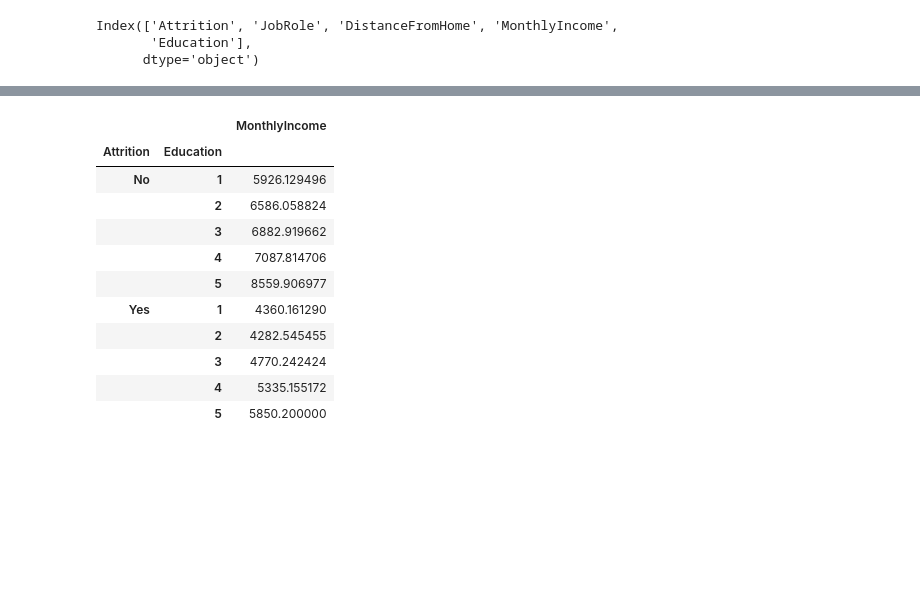
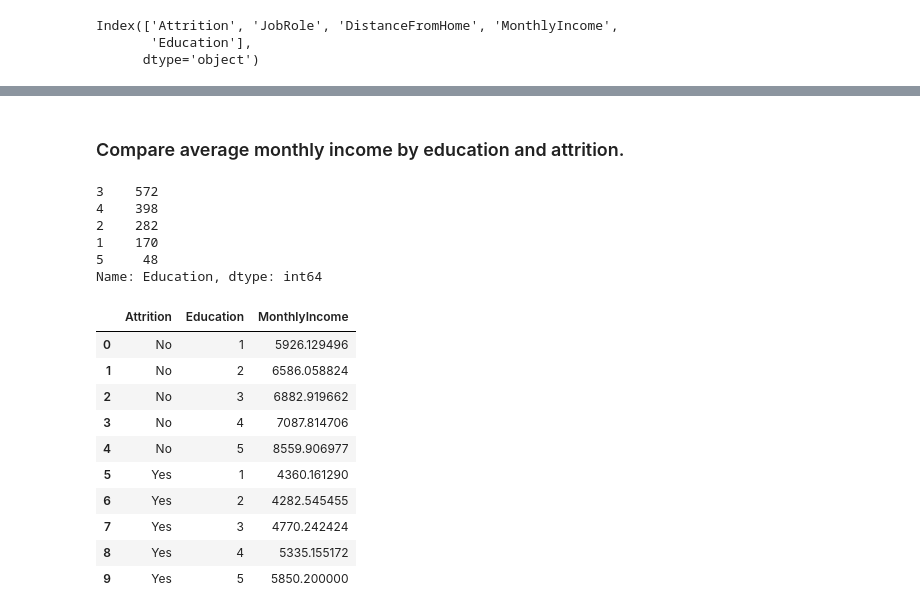
Before and after one commit to Adongo/HR-Employee-Attrition, a Jupyter notebook: Assignment 2.ipynb, the cells around one changed output, grey strips where cells are left out. Saved outputs shown, nothing was run; the diff lists cells and outputs as text; code cells hidden in the pictures; blank space fills up the shorter version.

```diff
--- a/Assignment 2.ipynb
+++ b/Assignment 2.ipynb
@@ -136,16 +158,27 @@ Index(['Attrition', 'JobRole', 'DistanceFromHome', 'MonthlyIncome',
+# %% [markdown]
+### Compare average monthly income by education and attrition.
+# %%
+df['Education'].value_counts()
+# %% [output]
+3    572
+4    398
+2    282
+1    170
+5     48
+Name: Education, dtype: int64
 # %%
 df_monthlyincome = df1[['Attrition', 'MonthlyIncome', 'Education']]
-df_monthlyincome.groupby(['Attrition','Education']).mean()
+df2 = df_monthlyincome.groupby(['Attrition','Education']).mean().reset_index()
+df2
 # %% [output]
-|  |  | MonthlyIncome |
-| Attrition | Education |  |
-| No | 1 | 5926.129496 |
-|  | 2 | 6586.058824 |
-|  | 3 | 6882.919662 |
-|  | 4 | 7087.814706 |
-|  | 5 | 8559.906977 |
-| Yes | 1 | 4360.161290 |
-|  | 2 | 4282.545455 |
-|  | 3 | 4770.242424 |
-|  | 4 | 5335.155172 |
-|  | 5 | 5850.200000 |
+|  | Attrition | Education | MonthlyIncome |
+| 0 | No | 1 | 5926.129496 |
+| 1 | No | 2 | 6586.058824 |
+| 2 | No | 3 | 6882.919662 |
+| 3 | No | 4 | 7087.814706 |
+| 4 | No | 5 | 8559.906977 |
+| 5 | Yes | 1 | 4360.161290 |
+| 6 | Yes | 2 | 4282.545455 |
+| 7 | Yes | 3 | 4770.242424 |
+| 8 | Yes | 4 | 5335.155172 |
+| 9 | Yes | 5 | 5850.200000 |
```
Also changed, not shown: parts of 4 cells of this notebook.
